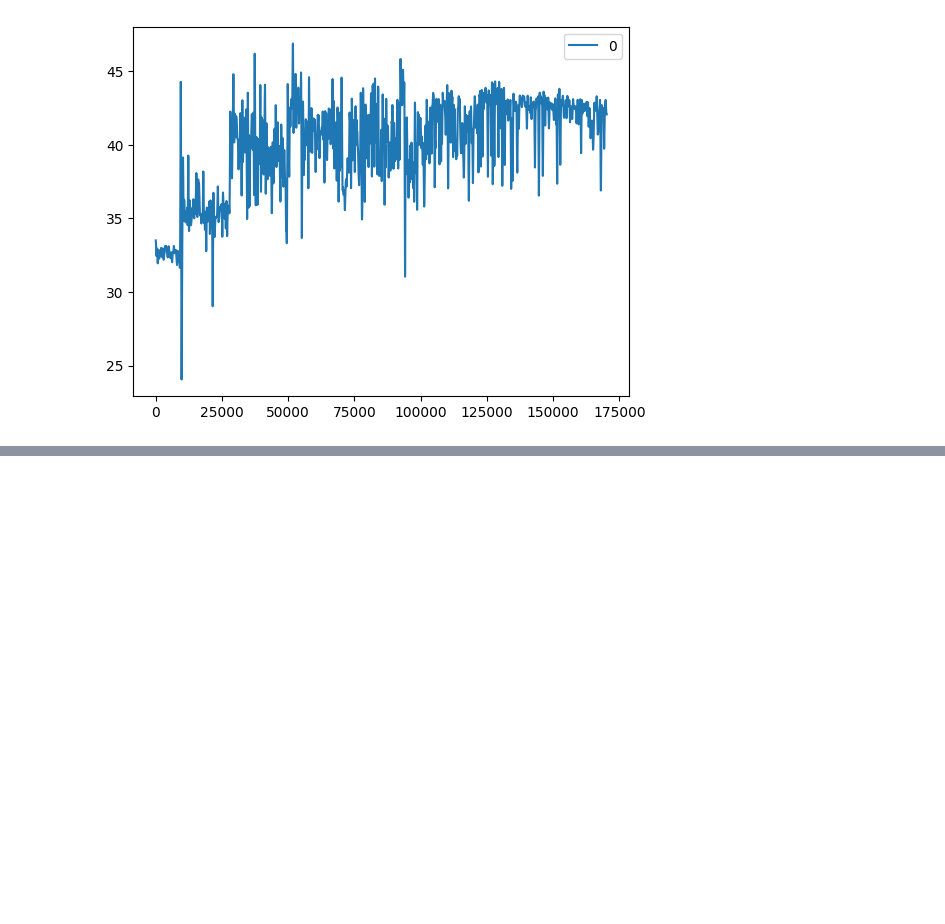
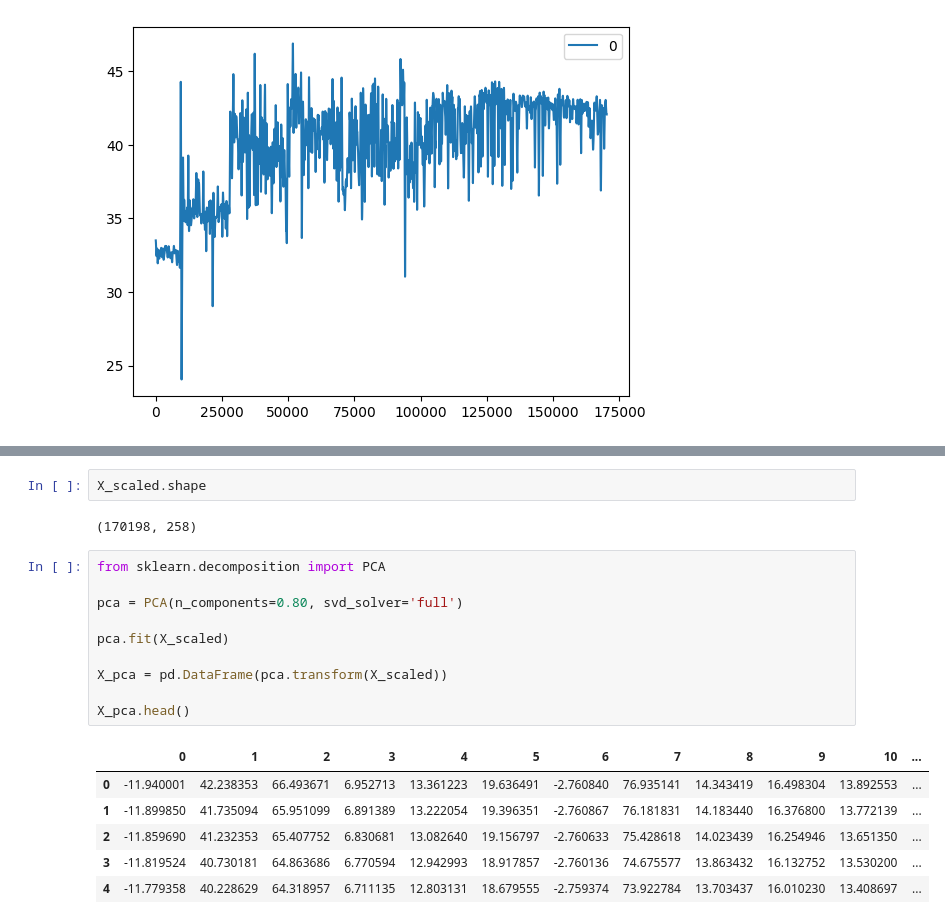
Before and after one commit to Wi-Protect/ML, a Jupyter notebook: wavelet.ipynb, the cells around one changed output, grey strips where cells are left out. Drawn from its saved outputs; the diff is of its cells as text; blank space fills up the shorter version.

```diff
--- a/wavelet.ipynb
+++ b/wavelet.ipynb
@@ -118,0 +168,21 @@ filtered_lowpass.plot()
+# %%
+X_scaled.shape
+# %% [output]
+(170198, 258)
+# %%
+from sklearn.decomposition import PCA
+
+pca = PCA(n_components=0.80, svd_solver='full')
+
+pca.fit(X_scaled)
+
+X_pca = pd.DataFrame(pca.transform(X_scaled))
+
+X_pca.head()
+# %% [output]
+|  | 0 | 1 | 2 | 3 | 4 | 5 | 6 | 7 | 8 | 9 | 10 | ... |
+| 0 | -11.940001 | 42.238353 | 66.493671 | 6.952713 | 13.361223 | 19.636491 | -2.760840 | 76.935141 | 14.343419 | 16.498304 | 13.892553 | ... |
+| 1 | -11.899850 | 41.735094 | 65.951099 | 6.891389 | 13.222054 | 19.396351 | -2.760867 | 76.181831 | 14.183440 | 16.376800 | 13.772139 | ... |
+| 2 | -11.859690 | 41.232353 | 65.407752 | 6.830681 | 13.082640 | 19.156797 | -2.760633 | 75.428618 | 14.023439 | 16.254946 | 13.651350 | ... |
+| 3 | -11.819524 | 40.730181 | 64.863686 | 6.770594 | 12.942993 | 18.917857 | -2.760136 | 74.675577 | 13.863432 | 16.132752 | 13.530200 | ... |
+| 4 | -11.779358 | 40.228629 | 64.318957 | 6.711135 | 12.803131 | 18.679555 | -2.759374 | 73.922784 | 13.703437 | 16.010230 | 13.408697 | ... |
```
Also changed, not shown: parts of 16 cells of this notebook, 2 other files.
